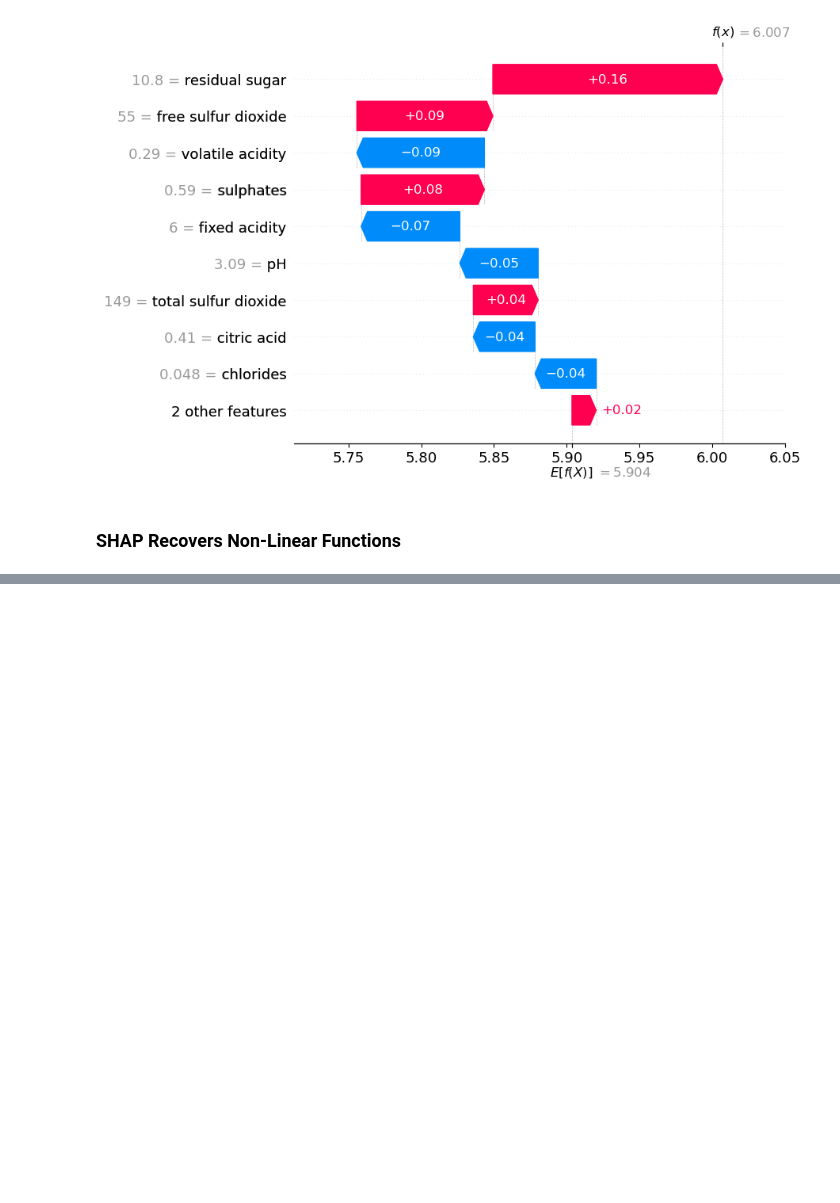
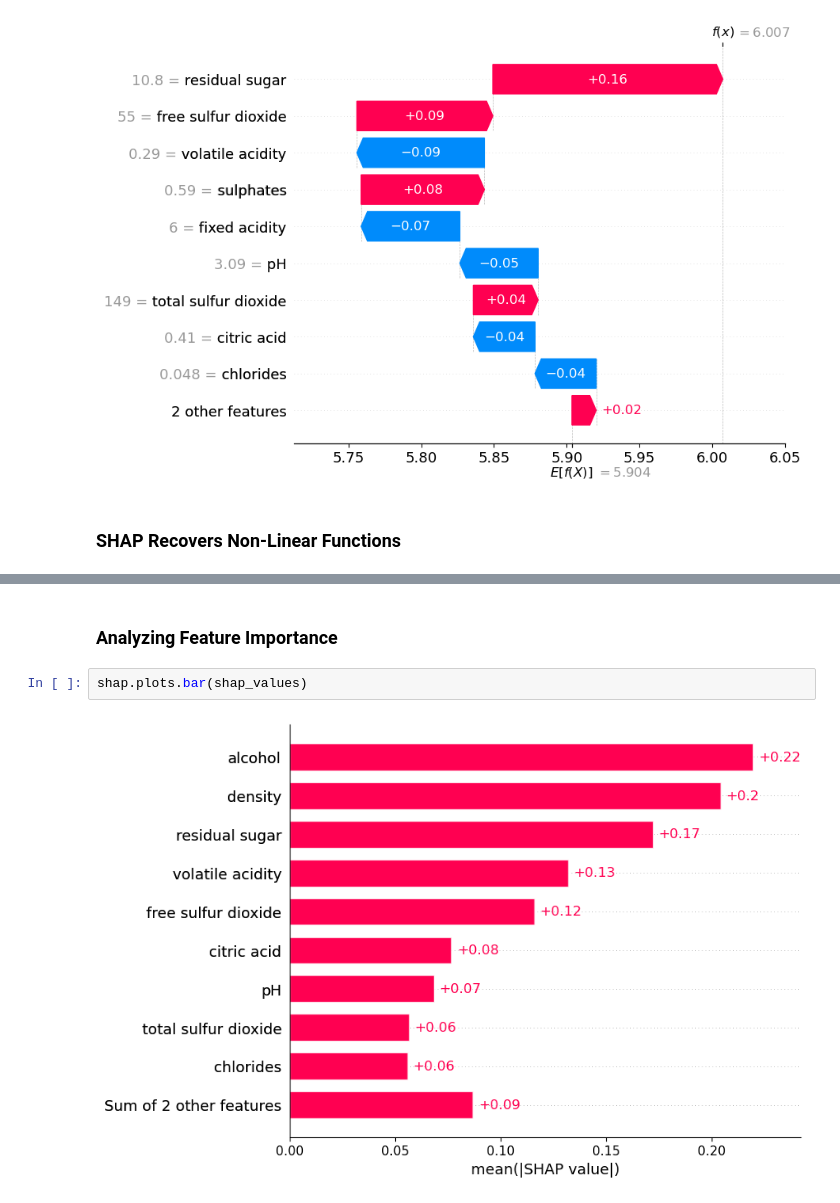
Before and after one commit to joakor89/Interpreting-ML-Models-with-SHAP, a Jupyter notebook: chap_09/VAM.ipynb, the cells around one changed output, grey strips where cells are left out. Saved outputs shown, nothing was run; the diff lists cells and outputs as text; blank space fills up the shorter version.

```diff
--- a/chap_09/VAM.ipynb
+++ b/chap_09/VAM.ipynb
@@ -84,0 +107,6 @@ shap.plots.waterfall(shap_values[0], max_display=10)
+# %% [markdown]
+### Analyzing Feature Importance
+# %%
+shap.plots.bar(shap_values)
+# %% [output]
+[figure, added]
```
Also changed, not shown: parts of 2 cells of this notebook.
